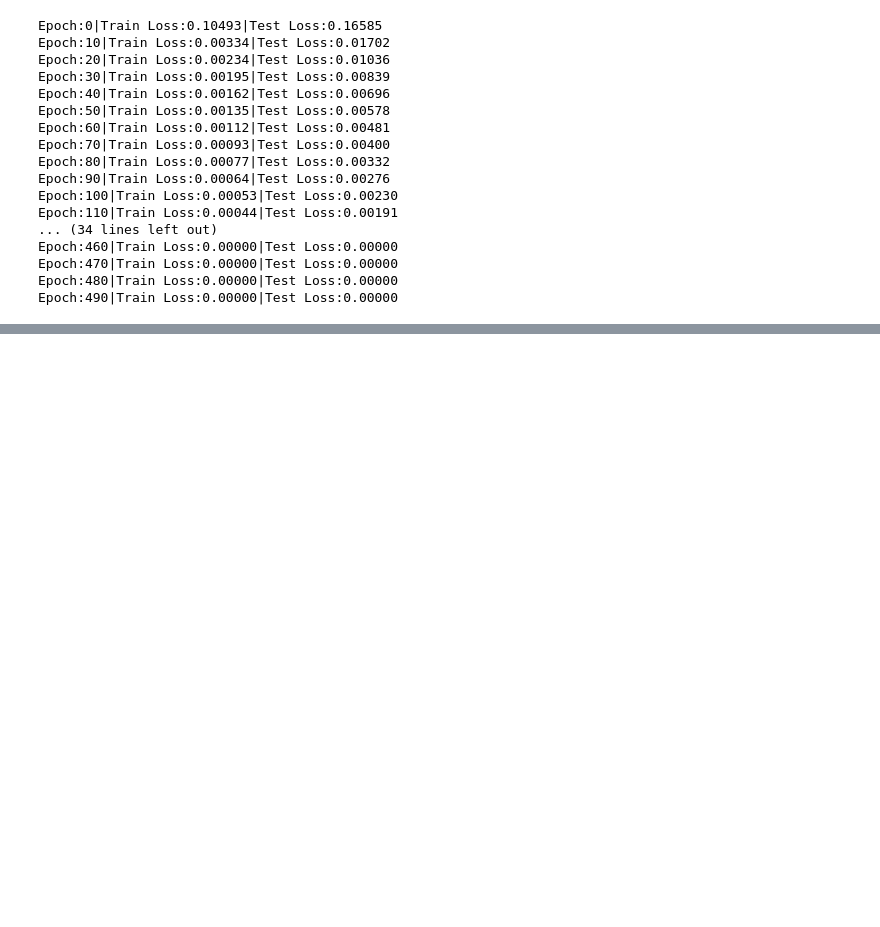
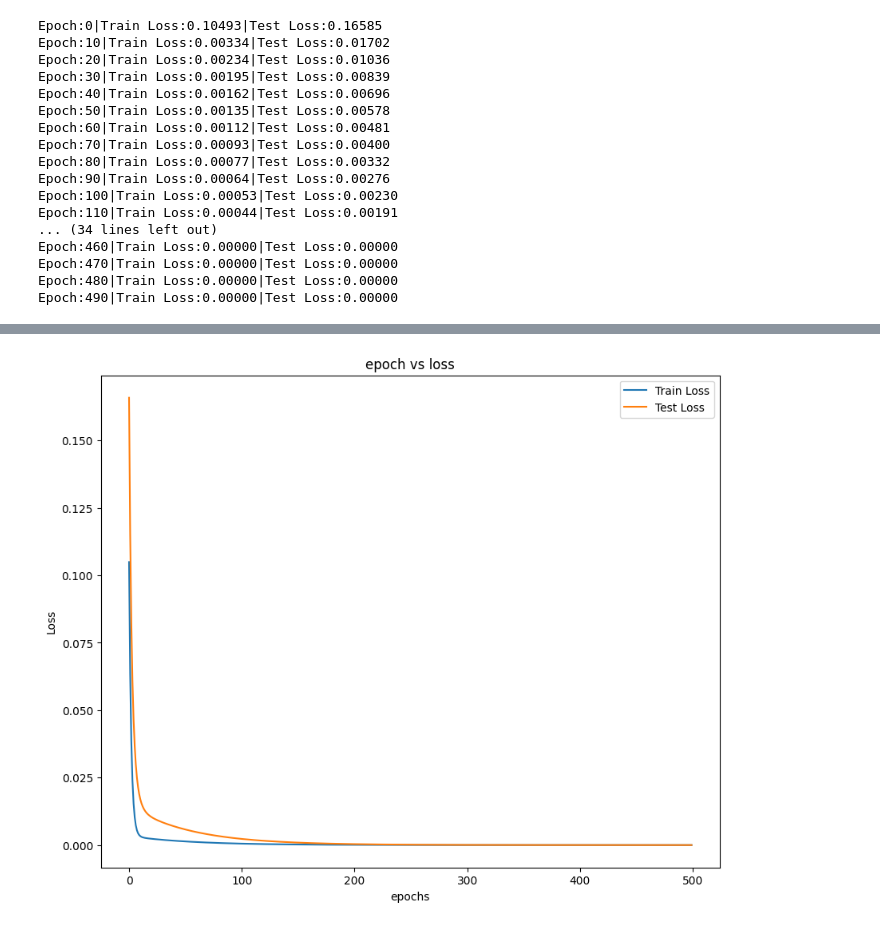
Before and after one commit to ankitadhi/labReportAI, a Jupyter notebook: lab3/nn4.ipynb, the cells around one changed output, grey strips where cells are left out. Cells and saved outputs as stored; diff of their text form; code cells hidden in the pictures; blank space fills up the shorter version.

```diff
--- a/lab3/nn4.ipynb
+++ b/lab3/nn4.ipynb
@@ -147,0 +161,12 @@ Epoch:490|Train Loss:0.00000|Test Loss:0.00000
+# %%
+#plot loss curve
+plt.figure(figsize=(10,8))
+plt.plot(range(epochs), trainLossList, label='Train Loss')
+plt.plot(range(epochs), testLossList, label='Test Loss')
+plt.xlabel("epochs")
+plt.ylabel("Loss")
+plt.title("epoch vs loss")
+plt.legend()
+plt.show()
+# %% [output]
+[figure, added]
```
Also changed, not shown: parts of 7 cells of this notebook, 4 other files.
